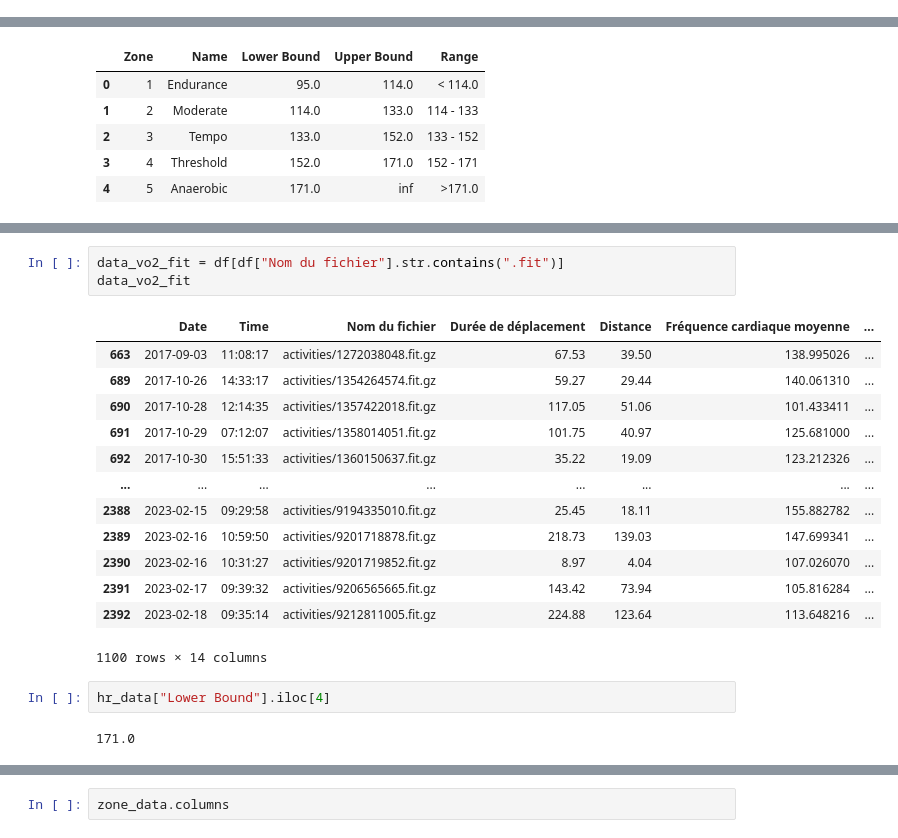
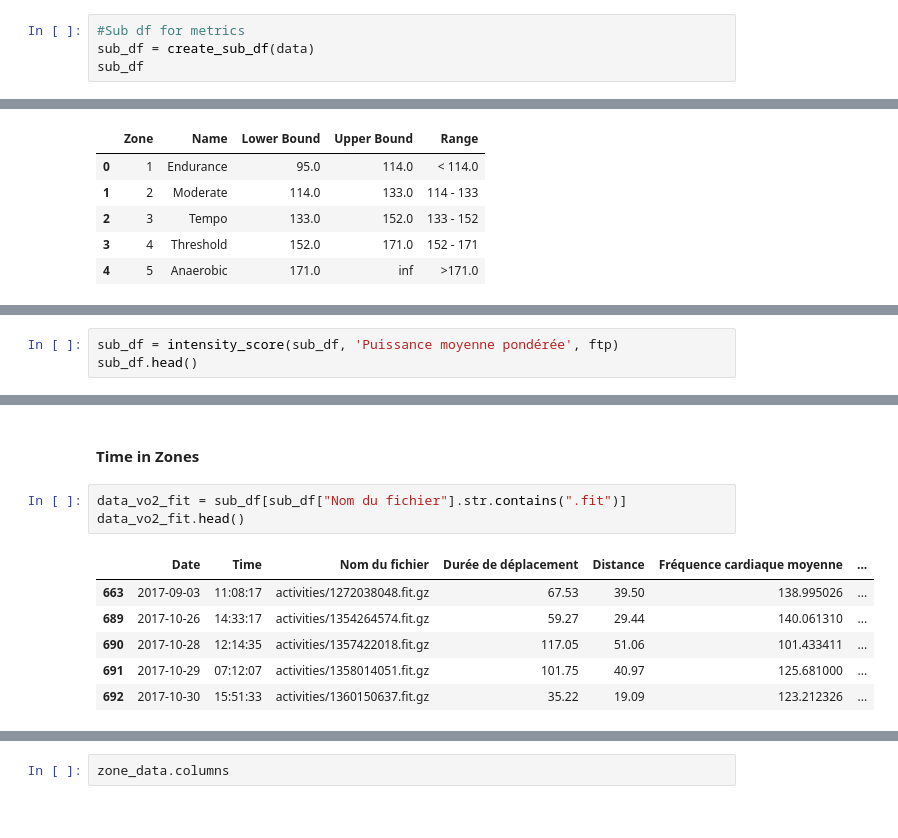
Before and after one commit to chachouswim2/cycling-hour-record, a Jupyter notebook: athlete_profile.ipynb, the cells around one changed output, grey strips where cells are left out. Cells and saved outputs as stored; diff of their text form.

```diff
--- a/athlete_profile.ipynb
+++ b/athlete_profile.ipynb
@@ -129,0 +45,4 @@ data_vo2
+# %%
+#Sub df for metrics
+sub_df = create_sub_df(data)
+sub_df
@@ -250,0 +105,3 @@ hr_data
+# %%
+sub_df = intensity_score(sub_df, 'Puissance moyenne pondérée', ftp)
+sub_df.head()
@@ -251,21 +115,12 @@ hr_data
+# %% [markdown]
+#### Time in Zones
 # %%
-data_vo2_fit = df[df["Nom du fichier"].str.contains(".fit")]
-data_vo2_fit
+data_vo2_fit = sub_df[sub_df["Nom du fichier"].str.contains(".fit")]
+data_vo2_fit.head()
 # %% [output]
 |  | Date | Time | Nom du fichier | Durée de déplacement | Distance | Fréquence cardiaque moyenne | ... |
 | 663 | 2017-09-03 | 11:08:17 | activities/1272038048.fit.gz | 67.53 | 39.50 | 138.995026 | ... |
 | 689 | 2017-10-26 | 14:33:17 | activities/1354264574.fit.gz | 59.27 | 29.44 | 140.061310 | ... |
 | 690 | 2017-10-28 | 12:14:35 | activities/1357422018.fit.gz | 117.05 | 51.06 | 101.433411 | ... |
 | 691 | 2017-10-29 | 07:12:07 | activities/1358014051.fit.gz | 101.75 | 40.97 | 125.681000 | ... |
 | 692 | 2017-10-30 | 15:51:33 | activities/1360150637.fit.gz | 35.22 | 19.09 | 123.212326 | ... |
-| ... | ... | ... | ... | ... | ... | ... | ... |
-| 2388 | 2023-02-15 | 09:29:58 | activities/9194335010.fit.gz | 25.45 | 18.11 | 155.882782 | ... |
-| 2389 | 2023-02-16 | 10:59:50 | activities/9201718878.fit.gz | 218.73 | 139.03 | 147.699341 | ... |
-| 2390 | 2023-02-16 | 10:31:27 | activities/9201719852.fit.gz | 8.97 | 4.04 | 107.026070 | ... |
-| 2391 | 2023-02-17 | 09:39:32 | activities/9206565665.fit.gz | 143.42 | 73.94 | 105.816284 | ... |
-| 2392 | 2023-02-18 | 09:35:14 | activities/9212811005.fit.gz | 224.88 | 123.64 | 113.648216 | ... |
-1100 rows × 14 columns
-# %%
-hr_data["Lower Bound"].iloc[4]
-# %% [output]
-171.0
```
Also changed, not shown: parts of 40 cells of this notebook, 3 other files.
